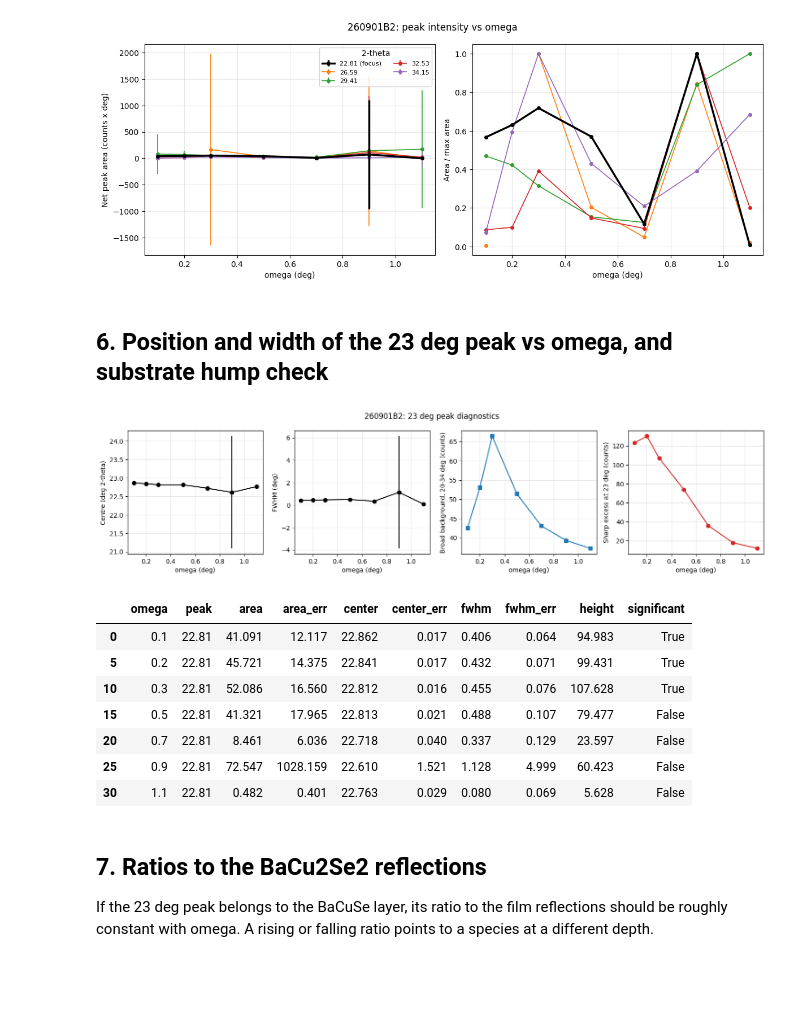
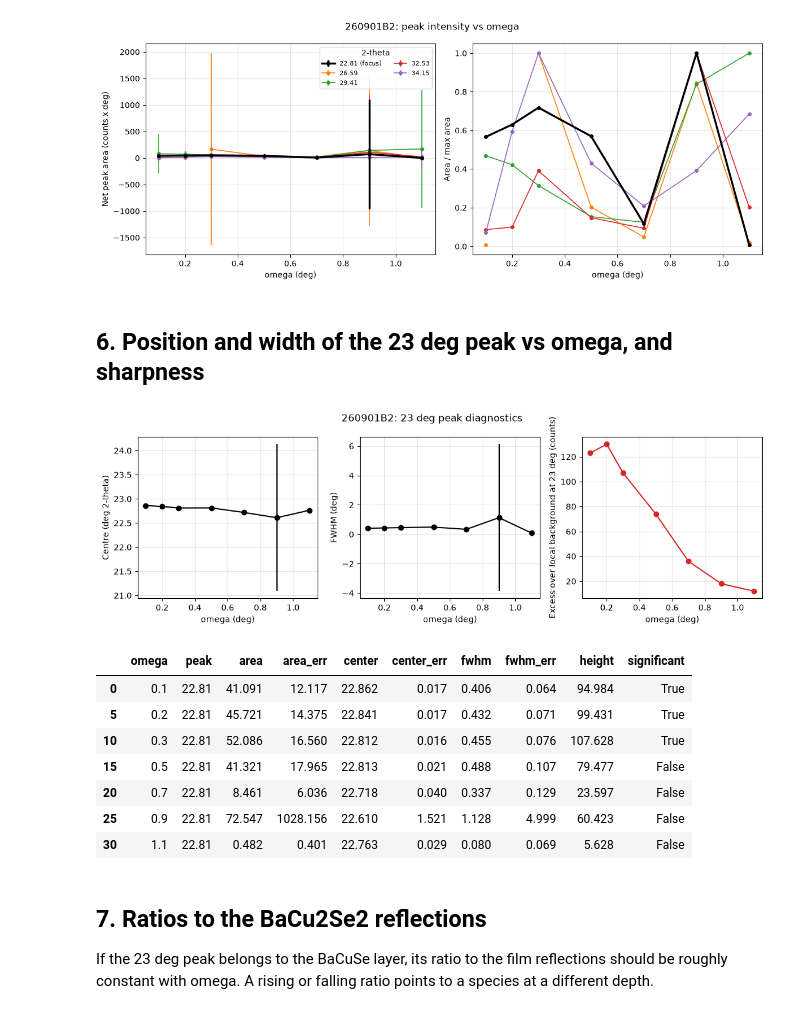
Before and after one commit to GarzonDiegoFEUP/xrd-bo-optimization-tf, a Jupyter notebook: notebooks/2.1.xrd_260901B2_omega.ipynb, the cells around one changed output. Drawn from its saved outputs; the diff is of its cells as text; code cells hidden in the pictures; blank space fills up the shorter version.

Commit message:
Drop substrate hypothesis for the 23 deg peak in omega analysis

```diff
--- a/notebooks/2.1.xrd_260901B2_omega.ipynb
+++ b/notebooks/2.1.xrd_260901B2_omega.ipynb
@@ -258,47 +244,40 @@ plt.show()
 # %% [output]
 [figure]
 # %% [markdown]
-## 6. Position and width of the 23 deg peak vs omega, and substrate hump check
+## 6. Position and width of the 23 deg peak vs omega, and sharpness
 # %%
 focus = fits[fits['peak'] == focus_label].sort_values('omega')
 
-# Broad low-frequency component: heavy median smoothing approximates a glass hump.
 from scipy.ndimage import median_filter
-hump_window = (two_theta >= 20) & (two_theta <= 34)
-hump = np.array([
-    median_filter(row, size=151, mode='nearest')[hump_window].mean() for row in counts
-])
 sharp = np.array([
     (row - median_filter(row, size=151, mode='nearest'))[(two_theta > FOCUS_2THETA - 0.3) & (two_theta < FOCUS_2THETA + 0.3)].max()
     for row in counts
 ])
 
-fig, axes = plt.subplots(1, 4, figsize=(15, 3.8))
+fig, axes = plt.subplots(1, 3, figsize=(11.5, 3.8))
 axes[0].errorbar(focus['omega'], focus['center'], yerr=focus['center_err'], marker='o', color='k')
 axes[0].set_ylabel('Centre (deg 2-theta)')
 axes[1].errorbar(focus['omega'], focus['fwhm'], yerr=focus['fwhm_err'], marker='o', color='k')
 axes[1].set_ylabel('FWHM (deg)')
-axes[2].plot(omegas, hump, marker='s', color='tab:blue')
-axes[2].set_ylabel('Broad background, 20-34 deg (counts)')
-axes[3].plot(omegas, sharp, marker='o', color='tab:red')
-axes[3].set_ylabel('Sharp excess at 23 deg (counts)')
+axes[2].plot(omegas, sharp, marker='o', color='tab:red')
+axes[2].set_ylabel('Excess over local background at 23 deg (counts)')
 for ax in axes:
     ax.set_xlabel('omega (deg)')
     ax.grid(alpha=0.3)
 fig.suptitle(f'{SAMPLE}: 23 deg peak diagnostics')
 fig.tight_layout()
 fig.savefig(f'{OUT_PREFIX}_focus_peak_diagnostics.png', dpi=200)
 plt.show()
 focus.round(3)
 # %% [output]
-[figure, old version]
+[figure, new version]
 |  | omega | peak | area | area_err | center | center_err | fwhm | fwhm_err | height | significant |
-| 0 | 0.1 | 22.81 | 41.091 | 12.117 | 22.862 | 0.017 | 0.406 | 0.064 | 94.983 | True |
+| 0 | 0.1 | 22.81 | 41.091 | 12.117 | 22.862 | 0.017 | 0.406 | 0.064 | 94.984 | True |
 | 5 | 0.2 | 22.81 | 45.721 | 14.375 | 22.841 | 0.017 | 0.432 | 0.071 | 99.431 | True |
 | 10 | 0.3 | 22.81 | 52.086 | 16.560 | 22.812 | 0.016 | 0.455 | 0.076 | 107.628 | True |
 | 15 | 0.5 | 22.81 | 41.321 | 17.965 | 22.813 | 0.021 | 0.488 | 0.107 | 79.477 | False |
 | 20 | 0.7 | 22.81 | 8.461 | 6.036 | 22.718 | 0.040 | 0.337 | 0.129 | 23.597 | False |
-| 25 | 0.9 | 22.81 | 72.547 | 1028.159 | 22.610 | 1.521 | 1.128 | 4.999 | 60.423 | False |
+| 25 | 0.9 | 22.81 | 72.547 | 1028.156 | 22.610 | 1.521 | 1.128 | 4.999 | 60.423 | False |
 | 30 | 1.1 | 22.81 | 0.482 | 0.401 | 22.763 | 0.029 | 0.080 | 0.069 | 5.628 | False |
 # %% [markdown]
 ## 7. Ratios to the BaCu2Se2 reflections
```
Also changed, not shown: parts of 8 cells of this notebook, 10 other files.
